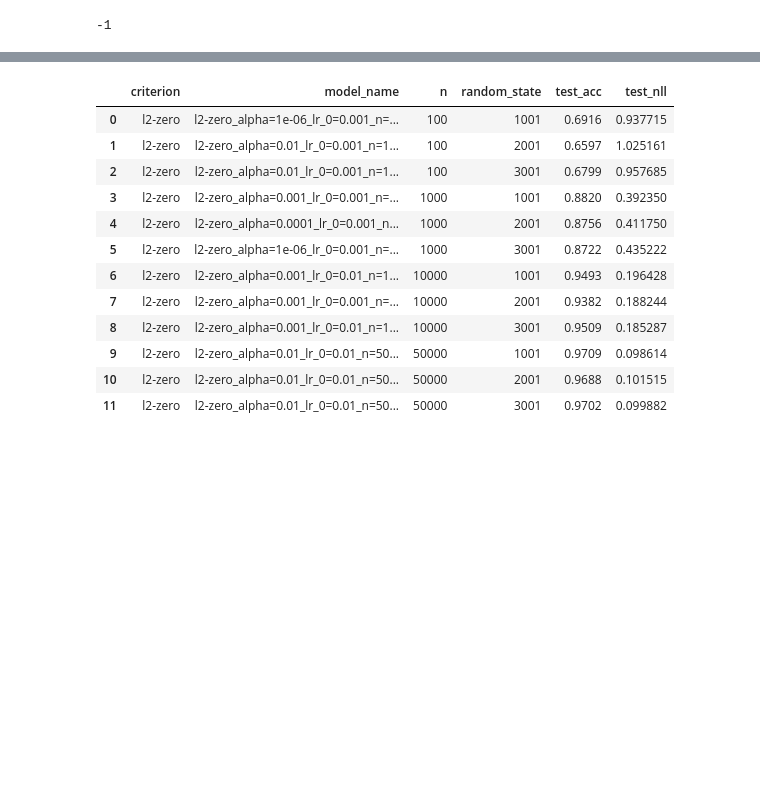
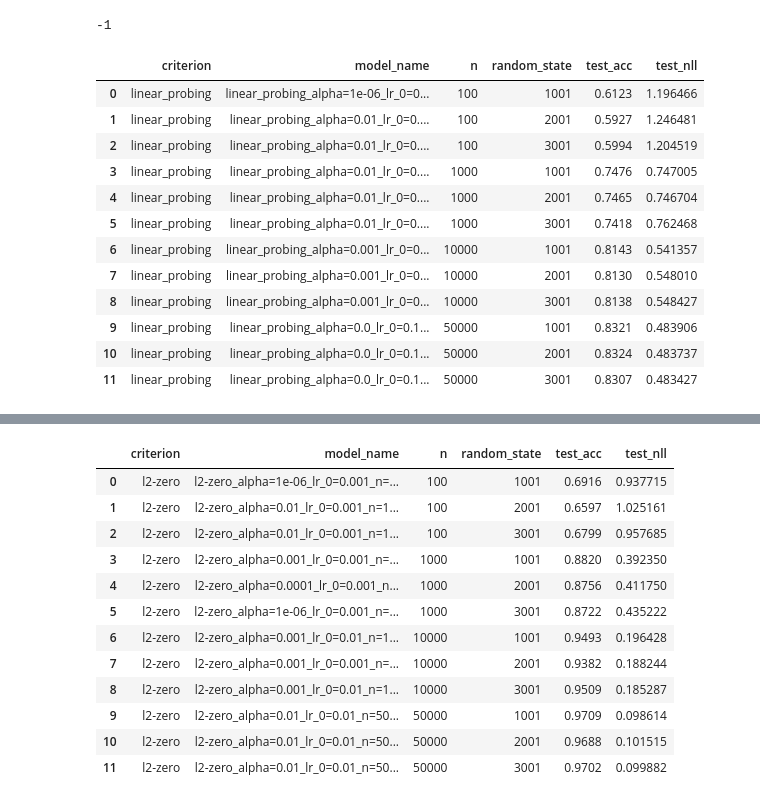
Before and after one commit to tufts-ml/data-emphasized-ELBo, a Jupyter notebook: notebooks/CIFAR-10.ipynb, the cells around one changed output, grey strips where cells are left out. Cells and saved outputs as stored; diff of their text form; code cells hidden in the pictures; blank space fills up the shorter version.

```diff
--- a/notebooks/CIFAR-10.ipynb
+++ b/notebooks/CIFAR-10.ipynb
@@ -169,3 +193,51 @@ for alpha, beta, lr_0, n, random_state in itertools.product(alphas, betas, lr_0s
 print(count)
 # %% [output]
 -1
+# %%
+alphas = [0.01, 0.001, 0.0001, 1e-05, 1e-06, 0.0]
+criterion = 'linear_probing'
+dataset_directory = '/cluster/tufts/hugheslab/eharve06/CIFAR-10'
+experiments_directory = '/cluster/tufts/hugheslab/eharve06/data-emphasized-ELBo/experiments/tuned_CIFAR-10'
+lr_0s = [0.1, 0.01, 0.001, 0.0001]
+ns = [100, 1000, 10000, 50000]
+random_states = [1001, 2001, 3001]
+
+columns = ['criterion', 'model_name', 'n', 'random_state', 'val_acc', 'val_nll']
+tuned_df = pd.DataFrame(columns=columns)
+
+for alpha, lr_0, n, random_state in itertools.product(alphas, lr_0s, ns, random_states):
+    model_name = f'{criterion}_alpha={alpha}_lr_0={lr_0}_n={n}_random_state={random_state}'
+    if os.path.exists(f'{experiments_directory}/{model_name}.csv'):
+        temp_df = pd.read_csv(f'{experiments_directory}/{model_name}.csv')
+        row = [criterion, model_name, n, random_state, temp_df.val_or_test_acc.values[-1], temp_df.val_or_test_nll.values[-1]]
+        tuned_df.loc[len(tuned_df)] = row
+
+min_indices = tuned_df.groupby(['criterion', 'n', 'random_state'])['val_nll'].idxmin()
+tuned_df = tuned_df.loc[min_indices]
+
+experiments_directory = '/cluster/tufts/hugheslab/eharve06/data-emphasized-ELBo/experiments/retrained_CIFAR-10'
+
+columns = ['criterion', 'model_name', 'n', 'random_state', 'test_acc', 'test_nll']
+retrained_df = pd.DataFrame(columns=columns)
+
+for index, row in tuned_df.iterrows():
+    if os.path.exists(f'{experiments_directory}/{row.model_name}.csv'):
+        temp_df = pd.read_csv(f'{experiments_directory}/{row.model_name}.csv')
+        row = [row.criterion, row.model_name, row.n, row.random_state, temp_df.val_or_test_acc.values[-1], temp_df.val_or_test_nll.values[-1]]
+        retrained_df.loc[len(retrained_df)] = row
+
+retrained_df
+# %% [output]
+|  | criterion | model_name | n | random_state | test_acc | test_nll |
+| 0 | linear_probing | linear_probing_alpha=1e-06_lr_0=0... | 100 | 1001 | 0.6123 | 1.196466 |
+| 1 | linear_probing | linear_probing_alpha=0.01_lr_0=0.... | 100 | 2001 | 0.5927 | 1.246481 |
+| 2 | linear_probing | linear_probing_alpha=0.01_lr_0=0.... | 100 | 3001 | 0.5994 | 1.204519 |
+| 3 | linear_probing | linear_probing_alpha=0.01_lr_0=0.... | 1000 | 1001 | 0.7476 | 0.747005 |
+| 4 | linear_probing | linear_probing_alpha=0.01_lr_0=0.... | 1000 | 2001 | 0.7465 | 0.746704 |
+| 5 | linear_probing | linear_probing_alpha=0.01_lr_0=0.... | 1000 | 3001 | 0.7418 | 0.762468 |
+| 6 | linear_probing | linear_probing_alpha=0.001_lr_0=0... | 10000 | 1001 | 0.8143 | 0.541357 |
+| 7 | linear_probing | linear_probing_alpha=0.001_lr_0=0... | 10000 | 2001 | 0.8130 | 0.548010 |
+| 8 | linear_probing | linear_probing_alpha=0.001_lr_0=0... | 10000 | 3001 | 0.8138 | 0.548427 |
+| 9 | linear_probing | linear_probing_alpha=0.0_lr_0=0.1... | 50000 | 1001 | 0.8321 | 0.483906 |
+| 10 | linear_probing | linear_probing_alpha=0.0_lr_0=0.1... | 50000 | 2001 | 0.8324 | 0.483737 |
+| 11 | linear_probing | linear_probing_alpha=0.0_lr_0=0.1... | 50000 | 3001 | 0.8307 | 0.483427 |
```
Also changed, not shown: parts of 9 cells of this notebook, 42 other files.
